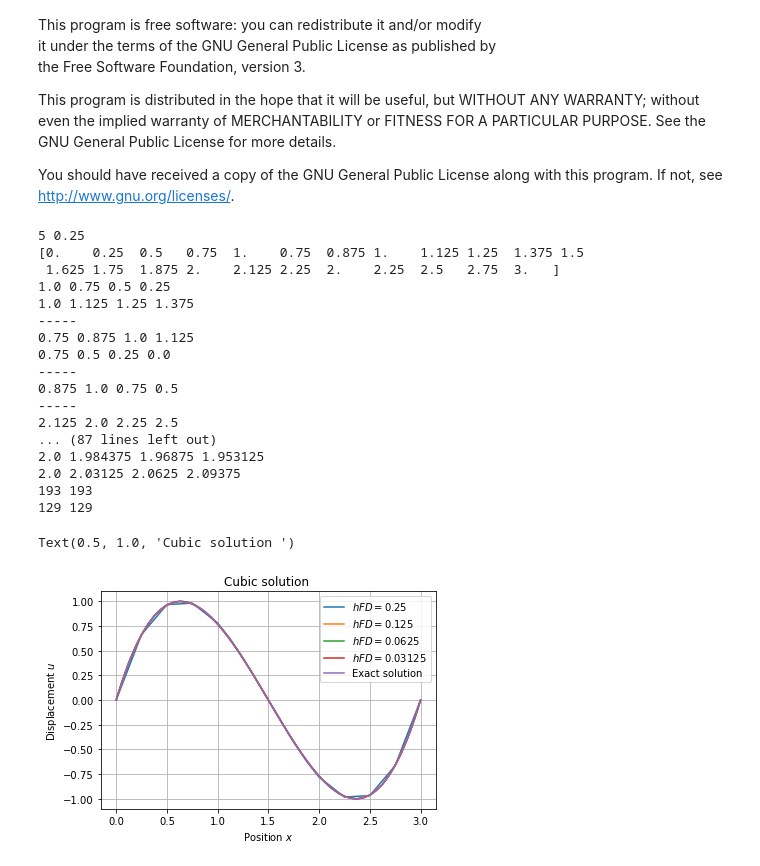
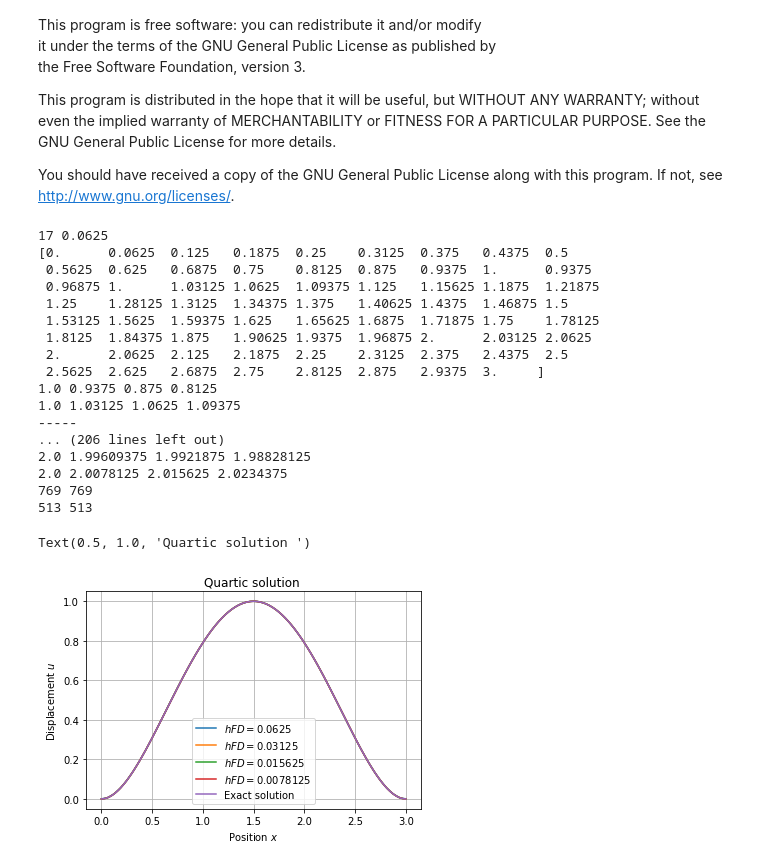
Before and after one commit to diehlpk/reusommer21, a Jupyter notebook: Coupling-MSCM-Dirchelet.ipynb, the cells around one changed output. Cells and saved outputs as stored; diff of their text form; code cells hidden in the pictures.

```diff
--- a/Coupling-MSCM-Dirchelet.ipynb
+++ b/Coupling-MSCM-Dirchelet.ipynb
@@ -19,7 +19,7 @@ import numpy as np
 import matplotlib.pyplot as plt
 import sys
 # %%
-example = "Cubic"
+example = "Quartic"
 # %%
 #############################################################################
 # Exact solution
@@ -295,45 +295,45 @@ def compute(i):
 # %%
 uCoupled = []
 uLocal = []
 xLocal = []
-max_iteration = 6
+max_iteration = 8
 
-for i in range(2,max_iteration):
+for i in range(4,max_iteration):
     u , uFD , x = compute(i)
     uCoupled.append(u)
     uLocal.append(uFD)
     xLocal.append(x)
 
 n = np.power(2,int(max_iteration))
 h = 1./n
 
 x = np.arange(0,3+h,h)
 plt.plot(x,exactSolution(x),label="Exact solution")#
 plt.legend()
 plt.xlabel(r"Position $x$")
 plt.ylabel(r"Displacement $u$")
 plt.title(example+" solution ")
 #plt.savefig("coupling-vhm-"+str(example)+"-dirchelt.pdf")
 # %% [output]
-5 0.25
-[0.    0.25  0.5   0.75  1.    0.75  0.875 1.    1.125 1.25  1.375 1.5
- 1.625 1.75  1.875 2.    2.125 2.25  2.    2.25  2.5   2.75  3.   ]
-1.0 0.75 0.5 0.25
-1.0 1.125 1.25 1.375
+17 0.0625
+[0.      0.0625  0.125   0.1875  0.25    0.3125  0.375   0.4375  0.5
+ 0.5625  0.625   0.6875  0.75    0.8125  0.875   0.9375  1.      0.9375
+ 0.96875 1.      1.03125 1.0625  1.09375 1.125   1.15625 1.1875  1.21875
+ 1.25    1.28125 1.3125  1.34375 1.375   1.40625 1.4375  1.46875 1.5
+ 1.53125 1.5625  1.59375 1.625   1.65625 1.6875  1.71875 1.75    1.78125
+ 1.8125  1.84375 1.875   1.90625 1.9375  1.96875 2.      2.03125 2.0625
+ 2.      2.0625  2.125   2.1875  2.25    2.3125  2.375   2.4375  2.5
+ 2.5625  2.625   2.6875  2.75    2.8125  2.875   2.9375  3.     ]
+1.0 0.9375 0.875 0.8125
+1.0 1.03125 1.0625 1.09375
 -----
-0.75 0.875 1.0 1.125
-0.75 0.5 0.25 0.0
------
-0.875 1.0 0.75 0.5
------
-2.125 2.0 2.25 2.5
-... (87 lines left out)
-2.0 1.984375 1.96875 1.953125
-2.0 2.03125 2.0625 2.09375
-193 193
-129 129
+... (206 lines left out)
+2.0 1.99609375 1.9921875 1.98828125
+2.0 2.0078125 2.015625 2.0234375
+769 769
+513 513
-Text(0.5, 1.0, 'Cubic solution ')
+Text(0.5, 1.0, 'Quartic solution ')
-[figure, old version]
+[figure, new version]
 # %%
 plt.clf()
 markers = ['s','o','x','.']
```
Also changed, not shown: parts of 1 cell of this notebook, 3 other files.
